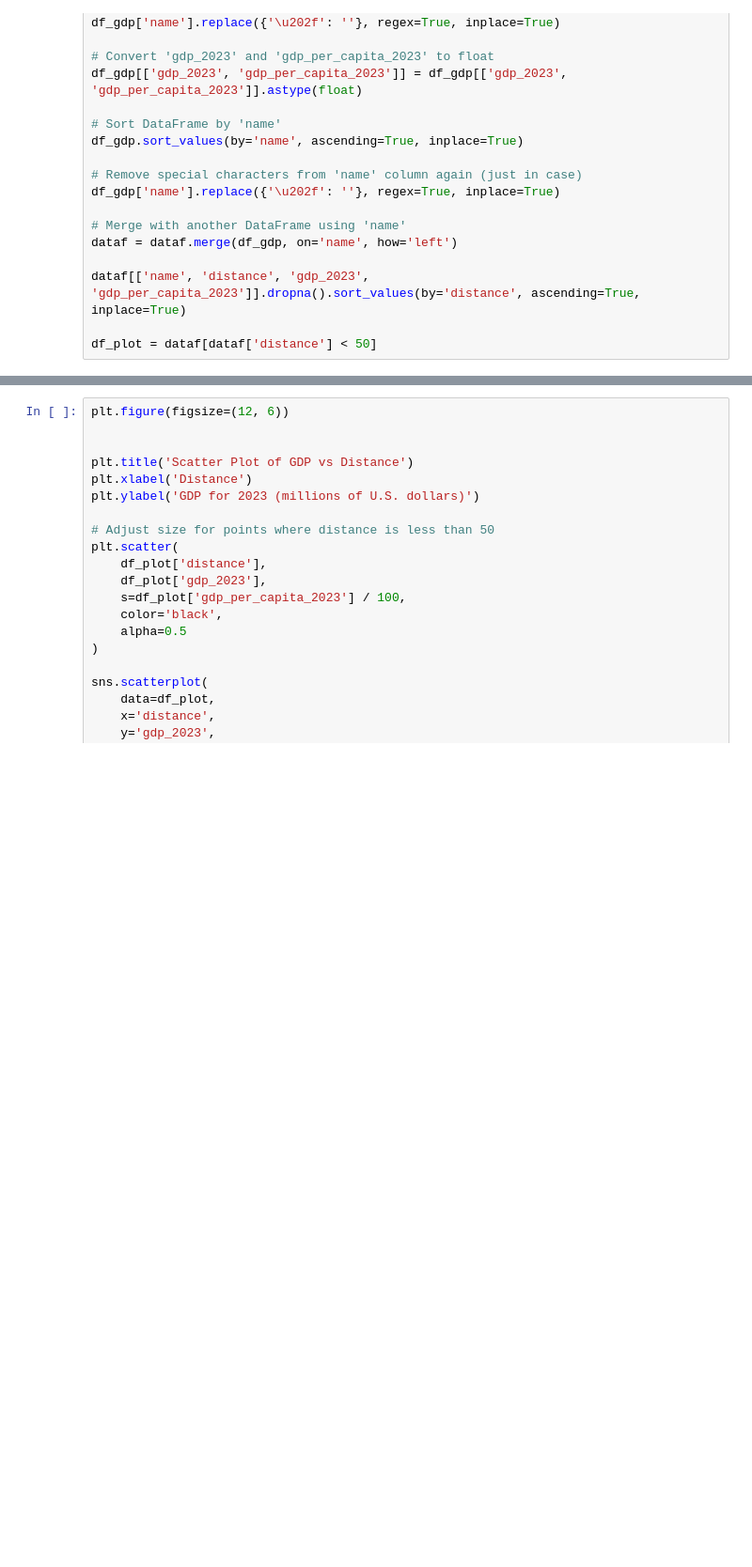
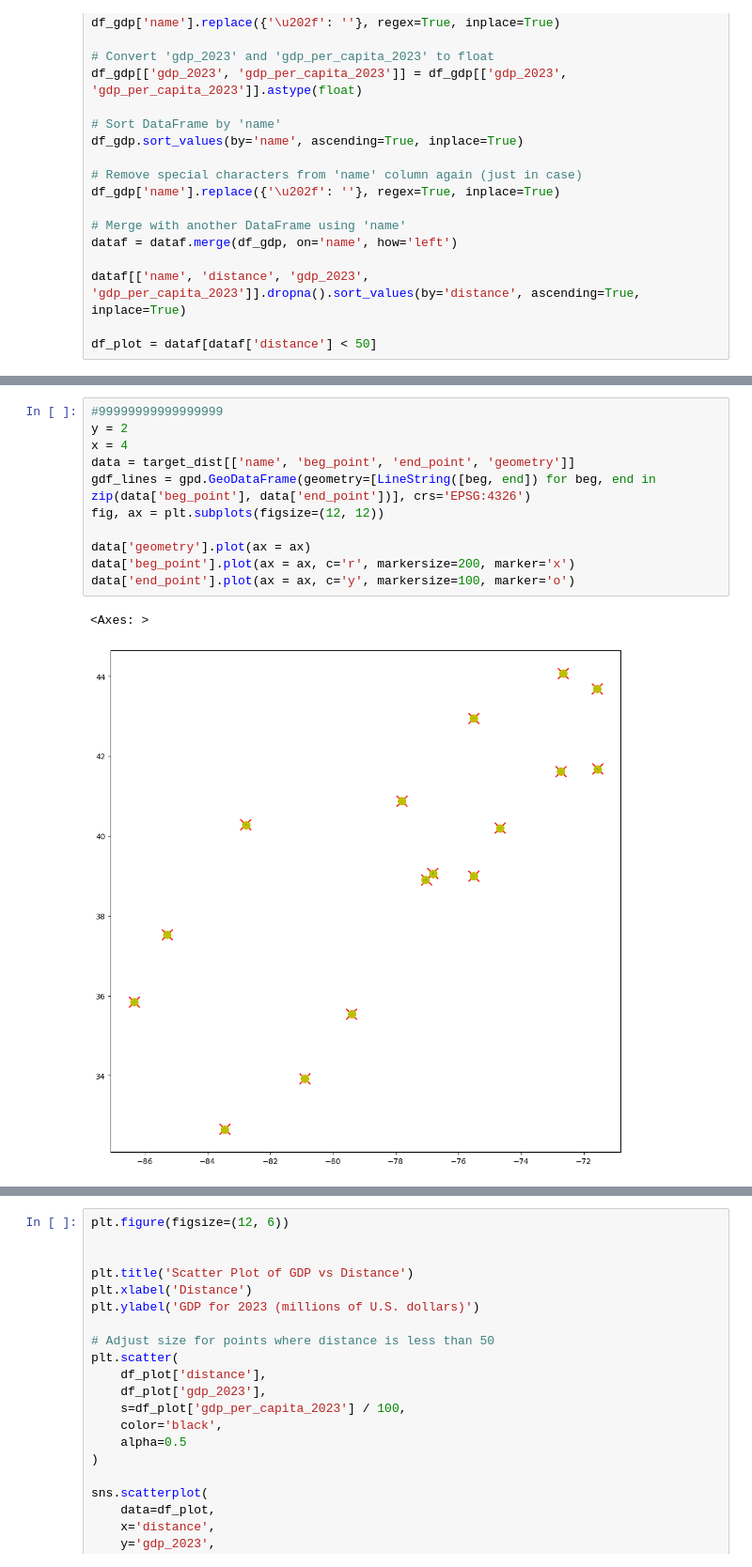
Before and after one commit to DeiviGT1/arc-is, a Jupyter notebook: notebooks/0.0-maps-many-db.ipynb, the cells around one changed output, grey strips where cells are left out. Shown at 94% size. Drawn from its saved outputs; the diff is of its cells as text; blank space fills up the shorter version.

```diff
--- a/notebooks/0.0-maps-many-db.ipynb
+++ b/notebooks/0.0-maps-many-db.ipynb
@@ -140,0 +292,14 @@ df_plot = dataf[dataf['distance'] < 50]
+# %%
+#99999999999999999
+y = 2
+x = 4
+data = target_dist[['name', 'beg_point', 'end_point', 'geometry']]
+gdf_lines = gpd.GeoDataFrame(geometry=[LineString([beg, end]) for beg, end in zip(data['beg_point'], data['end_point'])], crs='EPSG:4326')
+fig, ax = plt.subplots(figsize=(12, 12))
+
+data['geometry'].plot(ax = ax)
+data['beg_point'].plot(ax = ax, c='r', markersize=200, marker='x')
+data['end_point'].plot(ax = ax, c='y', markersize=100, marker='o')
+# %% [output]
+<Axes: >
+[figure, added]
```
Also changed, not shown: parts of 11 cells of this notebook.
